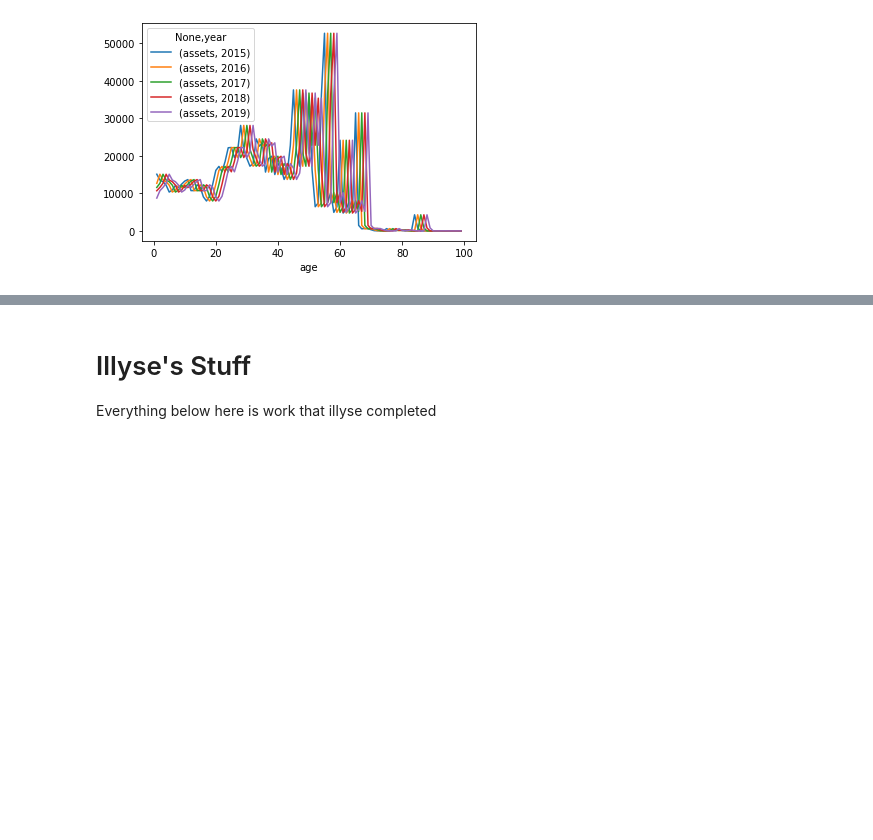
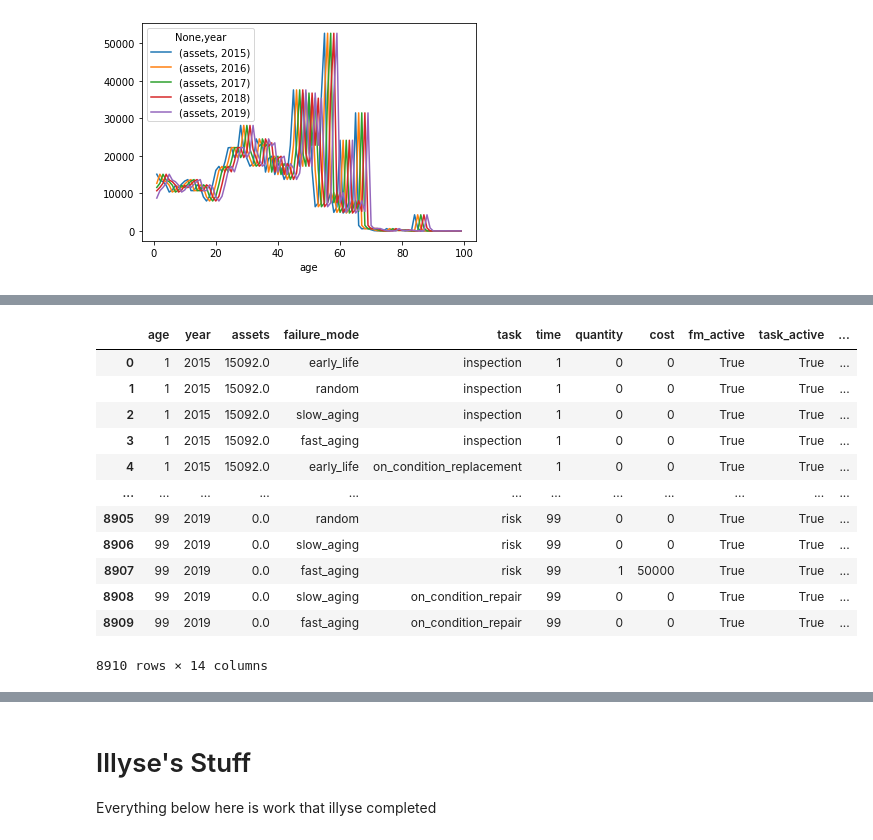
Before and after one commit to gavintreseder/pof, a Jupyter notebook: notebooks/component.ipynb, the cells around one changed output, grey strips where cells are left out. Cells and saved outputs as stored; diff of their text form; code cells hidden in the pictures; blank space fills up the shorter version.

```diff
--- a/notebooks/component.ipynb
+++ b/notebooks/component.ipynb
@@ -253,0 +226,3 @@ df_forecast.swaplevel(0,1,1)
+# %%
+df_test = df_forecast_age.reset_index().melt(id_vars='age')[['age', 'year', 'value']].rename(columns={'value':'assets'})
+df_test
@@ -253,0 +243,16 @@ df_forecast.swaplevel(0,1,1)
+# %%
+df_test.merge(df_erc, left_on='age', right_on='time')
+# %% [output]
+|  | age | year | assets | failure_mode | task | time | quantity | cost | fm_active | task_active | ... |
+| 0 | 1 | 2015 | 15092.0 | early_life | inspection | 1 | 0 | 0 | True | True | ... |
+| 1 | 1 | 2015 | 15092.0 | random | inspection | 1 | 0 | 0 | True | True | ... |
+| 2 | 1 | 2015 | 15092.0 | slow_aging | inspection | 1 | 0 | 0 | True | True | ... |
+| 3 | 1 | 2015 | 15092.0 | fast_aging | inspection | 1 | 0 | 0 | True | True | ... |
+| 4 | 1 | 2015 | 15092.0 | early_life | on_condition_replacement | 1 | 0 | 0 | True | True | ... |
+| ... | ... | ... | ... | ... | ... | ... | ... | ... | ... | ... | ... |
+| 8905 | 99 | 2019 | 0.0 | random | risk | 99 | 0 | 0 | True | True | ... |
+| 8906 | 99 | 2019 | 0.0 | slow_aging | risk | 99 | 0 | 0 | True | True | ... |
+| 8907 | 99 | 2019 | 0.0 | fast_aging | risk | 99 | 1 | 50000 | True | True | ... |
+| 8908 | 99 | 2019 | 0.0 | slow_aging | on_condition_repair | 99 | 0 | 0 | True | True | ... |
+| 8909 | 99 | 2019 | 0.0 | fast_aging | on_condition_repair | 99 | 0 | 0 | True | True | ... |
+8910 rows × 14 columns
```
Also changed, not shown: parts of 15 cells of this notebook, 5 other files.
